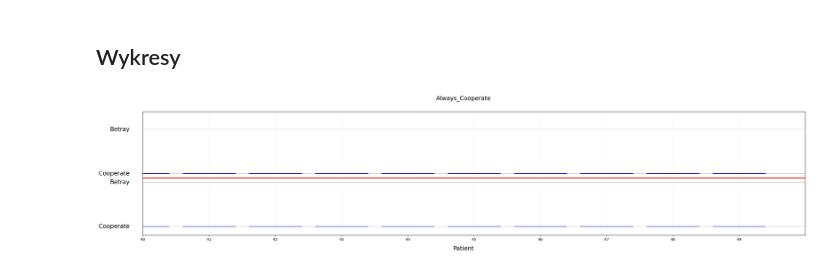
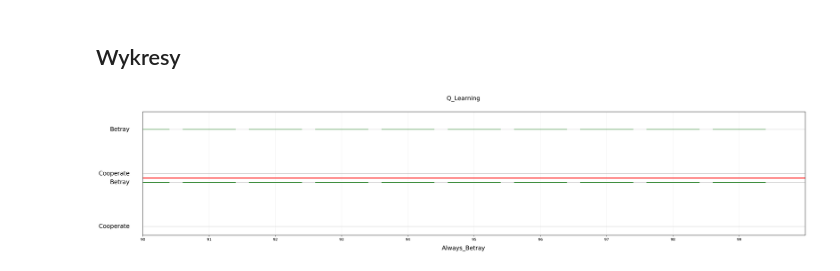
Before and after one commit to A-Rozmarynowicz/Prisoners_Dilemma_Simulator, a Jupyter notebook: source/main.ipynb, the cells around one changed output. Drawn from its saved outputs; the diff is of its cells as text; code cells hidden in the pictures.

```diff
--- a/source/main.ipynb
+++ b/source/main.ipynb
@@ -16,4 +13,6 @@ from collections import defaultdict
 prison = Prison()
 actions = prison.Get_Actions()
 # %%
-q_learning = Q_Learning(actions=actions, state_size=6, register_enemy_ID=False)
+q_learning = Q_Learning(actions=actions, state_size=1, register_enemy_ID=True)
+q_learning.Train()
+# q_learning.Load_Q_Table("dupa.pkl")
@@ -20,14 +21,14 @@ q_learning = Q_Learning(actions=actions, state_size=6, register_enemy_ID=False)
 # %%
 strategies_list = [
-    Random_Strategy(actions=actions),
+    # Random_Strategy(actions=actions),
     q_learning,
-    Random_Strategy(actions=actions, p_coop=0.1),
+    # Random_Strategy(actions=actions, p_coop=0.1),
     Always_Betray(actions=actions),
-    Always_Cooperate(actions=actions),
-    Patient_Unforgiving(actions=actions),
-    Copycat(actions=actions),
-    Periodic(actions=actions, period=1),
-    Forgiving(actions=actions),
+    # Always_Cooperate(actions=actions),
+    # Patient_Unforgiving(actions=actions),
+    # Copycat(actions=actions),
+    # Periodic(actions=actions, period=1),
+    # Forgiving(actions=actions),
 ]
 
 number_of_strategies = len(strategies_list)
@@ -64,14 +65,15 @@ def RL_Training(gm : Game_Master, number_of_games, number_of_RL_epochs, total_ga
             print(i)
     return gm
 # %%
-number_of_games = 35
-number_of_RL_epochs = 100000
+number_of_games = 100
+number_of_RL_epochs = 100
 total_games_explicit = True
 max_action_memory = -1
 
 gm = Game_Master(prison, strategies=strategies, duel_size=2, max_action_memory=max_action_memory)
 
-RL_Training(gm=gm, number_of_games=number_of_games, number_of_RL_epochs=number_of_RL_epochs, total_games_explicit=total_games_explicit)
+q_learning.Train()
+RL_Training(gm=gm, number_of_games=number_of_games+1, number_of_RL_epochs=number_of_RL_epochs, total_games_explicit=total_games_explicit)
 
 q_learning.Eval()
 duel_matrix, rewards = Normal_Tournament(gm=gm, number_of_games=number_of_games, total_games_explicit=total_games_explicit)
@@ -281,8 +265,8 @@ import matplotlib.pyplot as plt
 
 x_min = number_of_games-10
 x_max = number_of_games
-strategy1_name = "Always_Cooperate"
-strategy2_name = "Patient"
+strategy1_name = "Al"
+strategy2_name = "Q"
 
 strategy1_ID = Get_Index_By_Name(strategies=strategies, name=strategy1_name)
 strategy2_ID = Get_Index_By_Name(strategies=strategies, name=strategy2_name)
@@ -290,6 +274,12 @@ strategy2_ID = Get_Index_By_Name(strategies=strategies, name=strategy2_name)
 assert(strategy1_ID>=0 and strategy2_ID>=0), "Strategy not found."
 
 fontsize=16
+
+smin = min(strategy1_ID, strategy2_ID)
+smax = max(strategy1_ID, strategy2_ID)
+
+strategy1_ID = smin
+strategy2_ID = smax
 
 data = duel_matrix.Get_Action_History((strategy1_ID, strategy2_ID)).Get_Action_History()
 
@@ -310,33 +300,33 @@ plt.hlines(y = -0.05, xmin=x_min, xmax=x_max, colors=["r"], linestyles="-")
 plt.hlines(y = 0, xmin=x_min, xmax=x_max, colors="gray", linestyles="-", alpha=0.3)
 plt.hlines(y = y_scale, xmin=x_min, xmax=x_max, colors="gray", linestyles="-", alpha=0.3)
 plt.hlines(y = y_scale-y_offset, xmin=x_min, xmax=x_max, colors="gray", linestyles="-", alpha=0.3)
 plt.hlines(y = -y_offset, xmin=x_min, xmax=x_max, colors="gray", linestyles="-", alpha=0.3)
 
 plt.xlim([x_min, x_max])
 plt.ylim([-y_offset-0.1, y_offset+0.1])
 plt.yticks([])
 plt.ylabel("")
-plt.suptitle(f"{strategy1_name}", fontsize=fontsize, ha="center")
+plt.suptitle(f"{get_name(strategy1_ID)}", fontsize=fontsize, ha="center")
 
 
 ax = plt.gca()
 
 ax.text(-0.02, 0, 'Cooperate', transform=ax.get_yaxis_transform(),
         va='center', ha='right', fontsize=fontsize)
 ax.text(-0.02, y_scale, 'Betray', transform=ax.get_yaxis_transform(),
         va='center', ha='right', fontsize=fontsize)
 
 ax.text(-0.02, y_scale-y_offset, 'Betray', transform=ax.get_yaxis_transform(),
         va='center', ha='right', fontsize=fontsize)
 ax.text(-0.02, -y_offset, 'Cooperate', transform=ax.get_yaxis_transform(),
         va='center', ha='right', fontsize=fontsize)
 
 
-fig.text(0.5, 0.01, f"{strategy2_name}", ha='center', va='bottom', fontsize=fontsize)
+fig.text(0.5, 0.01, f"{get_name(strategy2_ID)}", ha='center', va='bottom', fontsize=fontsize)
 
 ax.set_xticks(np.arange(x_min, x_max, 1))
 ax.grid(True, alpha=0.2)
 
 plt.show()
 # %% [output]
-[figure, old version]
+[figure, new version]
```
Also changed, not shown: parts of 8 cells of this notebook, 2 other files.
